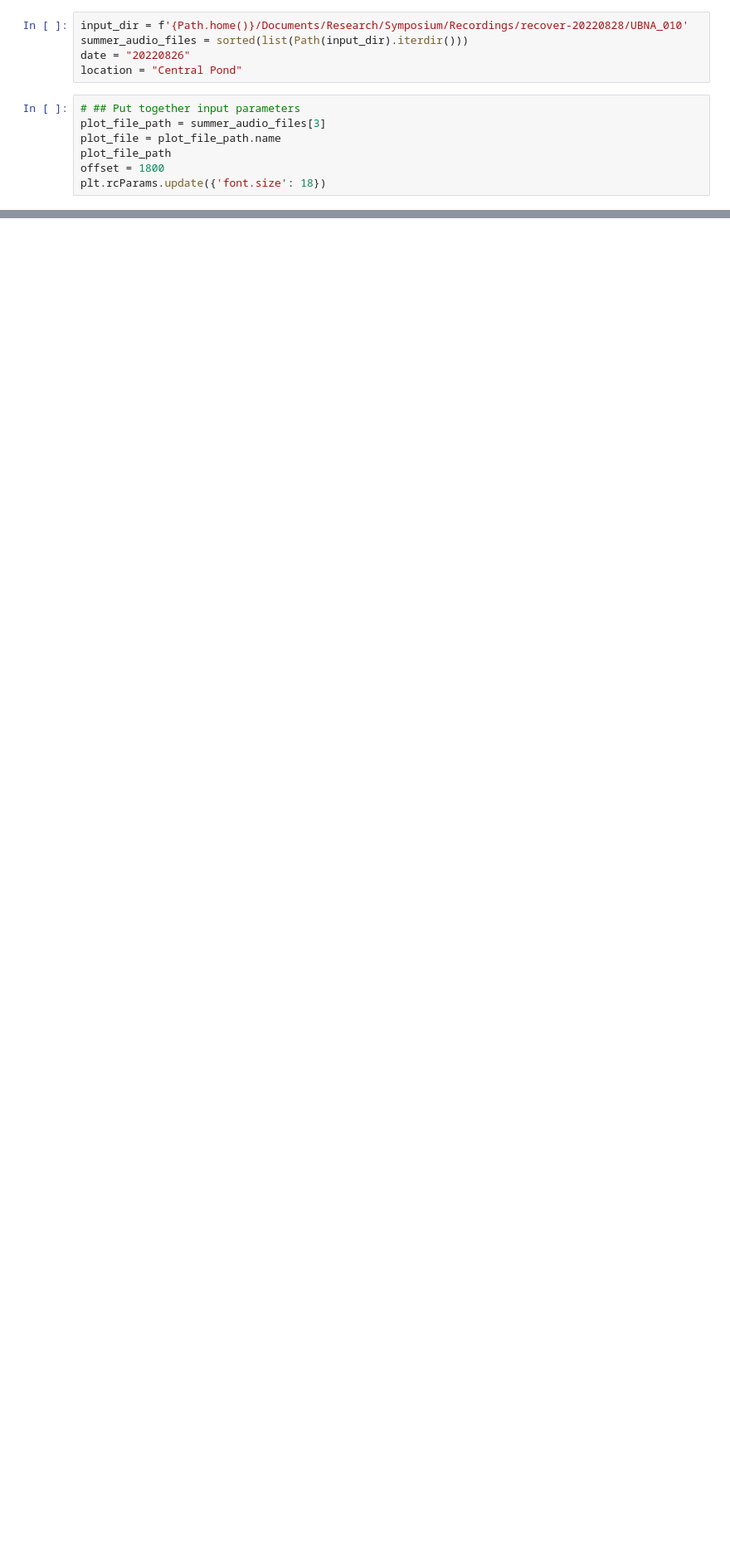
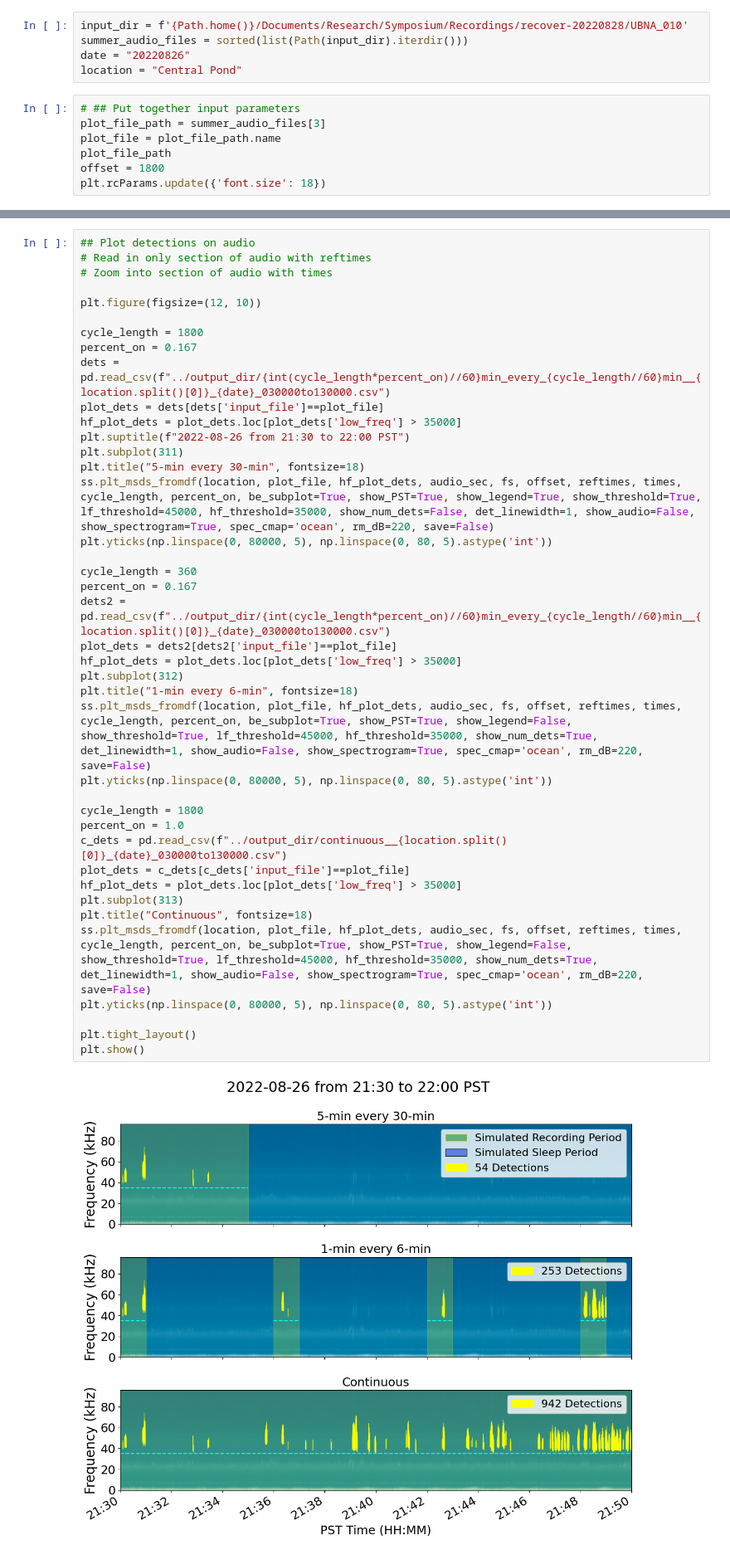
Before and after one commit to aditya-uw/bat-detector-msds, a Jupyter notebook: notebooks/slide_figures_analysis.ipynb, the cells around one changed output, grey strips where cells are left out. Shown at 83% size. Drawn from its saved outputs; the diff is of its cells as text; blank space fills up the shorter version.

```diff
--- a/notebooks/slide_figures_analysis.ipynb
+++ b/notebooks/slide_figures_analysis.ipynb
@@ -55,0 +94,42 @@ Error:
+# %%
+## Plot detections on audio
+# Read in only section of audio with reftimes
+# Zoom into section of audio with times
+
+plt.figure(figsize=(12, 10))
+
+cycle_length = 1800
+percent_on = 0.167
+dets = pd.read_csv(f"../output_dir/{int(cycle_length*percent_on)//60}min_every_{cycle_length//60}min__{location.split()[0]}_{date}_030000to130000.csv")
+plot_dets = dets[dets['input_file']==plot_file]
+hf_plot_dets = plot_dets.loc[plot_dets['low_freq'] > 35000]
+plt.suptitle(f"2022-08-26 from 21:30 to 22:00 PST")
+plt.subplot(311)
+plt.title("5-min every 30-min", fontsize=18)
+ss.plt_msds_fromdf(location, plot_file, hf_plot_dets, audio_sec, fs, offset, reftimes, times, cycle_length, percent_on, be_subplot=True, show_PST=True, show_legend=True, show_threshold=True, lf_threshold=45000, hf_threshold=35000, show_num_dets=False, det_linewidth=1, show_audio=False, show_spectrogram=True, spec_cmap='ocean', rm_dB=220, save=False)
+plt.yticks(np.linspace(0, 80000, 5), np.linspace(0, 80, 5).astype('int'))
+
+cycle_length = 360
+percent_on = 0.167
+dets2 = pd.read_csv(f"../output_dir/{int(cycle_length*percent_on)//60}min_every_{cycle_length//60}min__{location.split()[0]}_{date}_030000to130000.csv")
+plot_dets = dets2[dets2['input_file']==plot_file]
+hf_plot_dets = plot_dets.loc[plot_dets['low_freq'] > 35000]
+plt.subplot(312)
+plt.title("1-min every 6-min", fontsize=18)
+ss.plt_msds_fromdf(location, plot_file, hf_plot_dets, audio_sec, fs, offset, reftimes, times, cycle_length, percent_on, be_subplot=True, show_PST=True, show_legend=False, show_threshold=True, lf_threshold=45000, hf_threshold=35000, show_num_dets=True, det_linewidth=1, show_audio=False, show_spectrogram=True, spec_cmap='ocean', rm_dB=220, save=False)
+plt.yticks(np.linspace(0, 80000, 5), np.linspace(0, 80, 5).astype('int'))
+
+cycle_length = 1800
+percent_on = 1.0
+c_dets = pd.read_csv(f"../output_dir/continuous__{location.split()[0]}_{date}_030000to130000.csv")
+plot_dets = c_dets[c_dets['input_file']==plot_file]
+hf_plot_dets = plot_dets.loc[plot_dets['low_freq'] > 35000]
+plt.subplot(313)
+plt.title("Continuous", fontsize=18)
+ss.plt_msds_fromdf(location, plot_file, hf_plot_dets, audio_sec, fs, offset, reftimes, times, cycle_length, percent_on, be_subplot=True, show_PST=True, show_legend=False, show_threshold=True, lf_threshold=45000, hf_threshold=35000, show_num_dets=True, det_linewidth=1, show_audio=False, show_spectrogram=True, spec_cmap='ocean', rm_dB=220, save=False)
+plt.yticks(np.linspace(0, 80000, 5), np.linspace(0, 80, 5).astype('int'))
+
+plt.tight_layout()
+plt.show()
+# %% [output]
+[figure, added]
```
Also changed, not shown: parts of 4 cells of this notebook, 1 other file.
